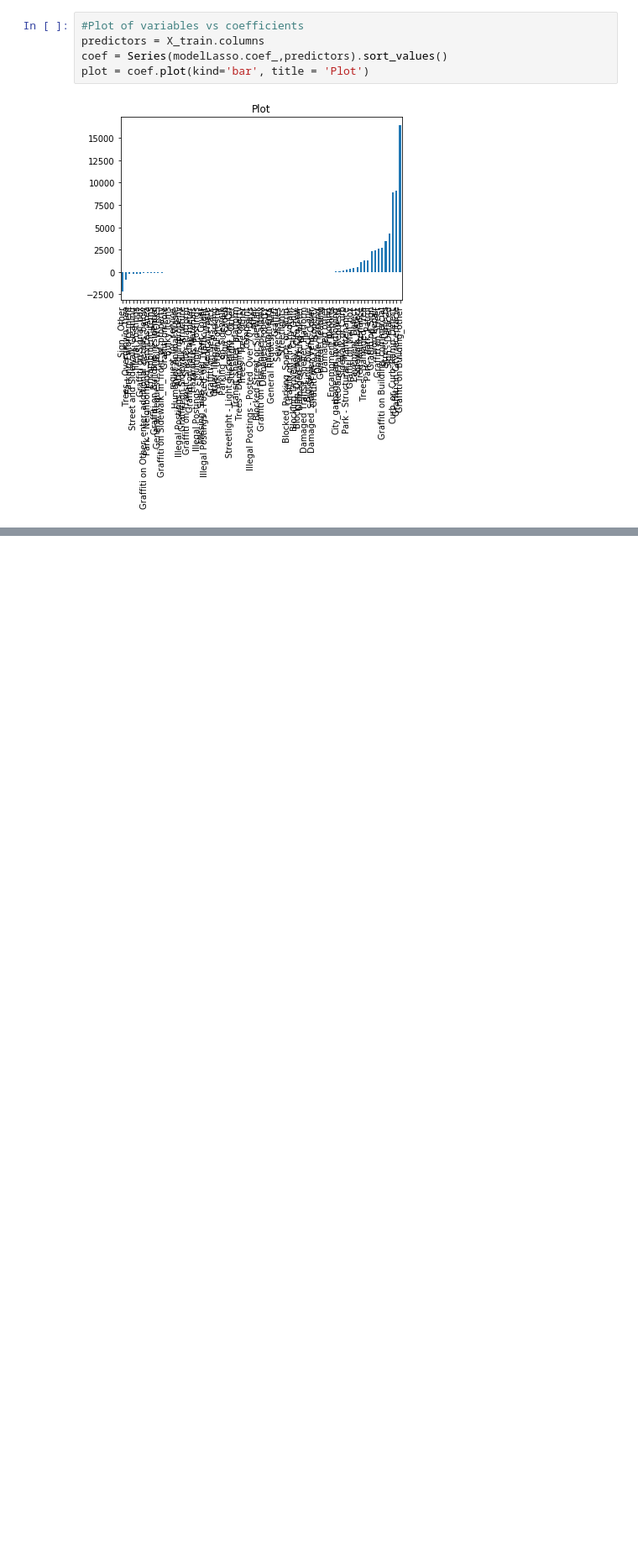
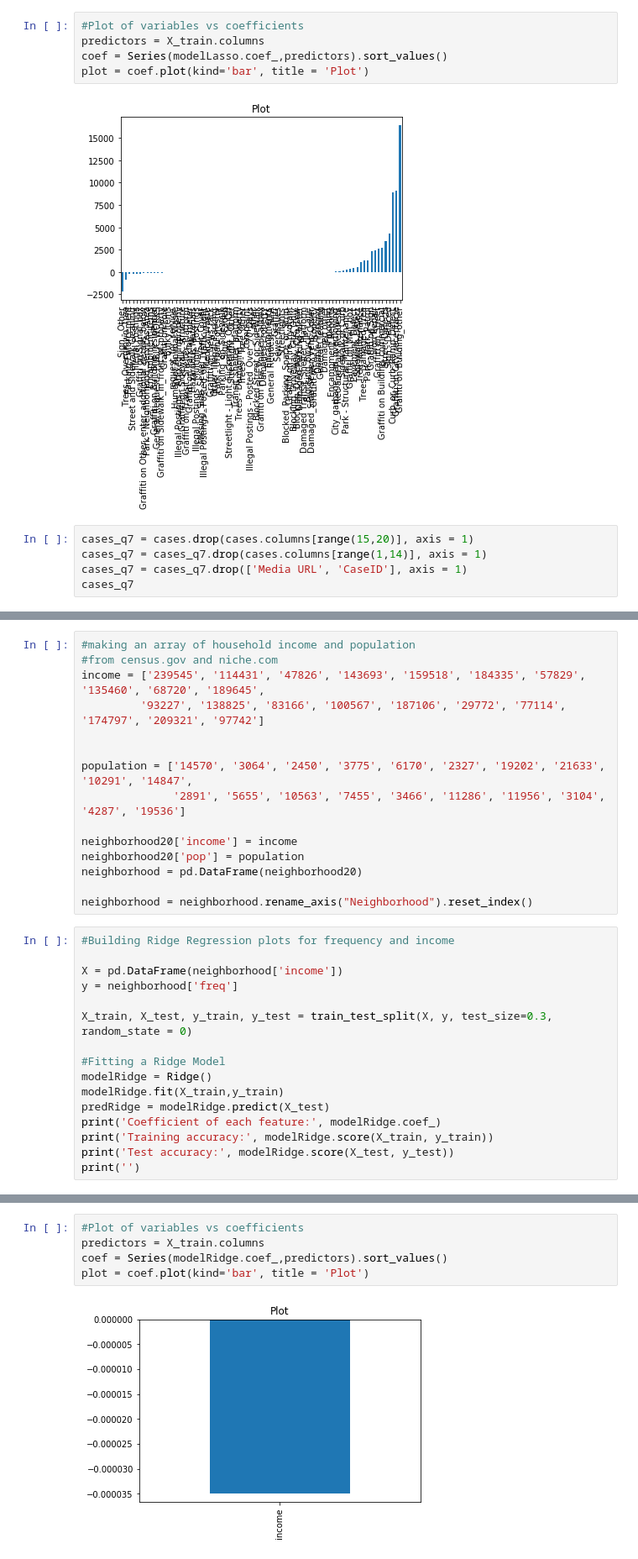
Before and after one commit to shleung101/sta141c_311_cases, a Jupyter notebook: SruthiDraft1 .ipynb, the cells around one changed output, grey strips where cells are left out. Shown at 84% size. Saved outputs shown, nothing was run; the diff lists cells and outputs as text; blank space fills up the shorter version.

```diff
--- a/SruthiDraft1 .ipynb
+++ b/SruthiDraft1 .ipynb
@@ -144,3 +160,8 @@ coef = Series(modelLasso.coef_,predictors).sort_values()
 plot = coef.plot(kind='bar', title = 'Plot')
 # %% [output]
 [figure]
+# %%
+cases_q7 = cases.drop(cases.columns[range(15,20)], axis = 1)
+cases_q7 = cases_q7.drop(cases.columns[range(1,14)], axis = 1)
+cases_q7 = cases_q7.drop(['Media URL', 'CaseID'], axis = 1)
+cases_q7
@@ -146,0 +213,31 @@ plot = coef.plot(kind='bar', title = 'Plot')
+# %%
+#making an array of household income and population
+#from census.gov and niche.com
+income = ['239545', '114431', '47826', '143693', '159518', '184335', '57829', '135460', '68720', '189645',
+         '93227', '138825', '83166', '100567', '187106', '29772', '77114', '174797', '209321', '97742']
+
+
+population = ['14570', '3064', '2450', '3775', '6170', '2327', '19202', '21633', '10291', '14847',
+              '2891', '5655', '10563', '7455', '3466', '11286', '11956', '3104', '4287', '19536']
+
+neighborhood20['income'] = income
+neighborhood20['pop'] = population
+neighborhood = pd.DataFrame(neighborhood20)
+
+neighborhood = neighborhood.rename_axis("Neighborhood").reset_index()
+# %%
+#Building Ridge Regression plots for frequency and income
+
+X = pd.DataFrame(neighborhood['income'])
+y = neighborhood['freq']
+
+X_train, X_test, y_train, y_test = train_test_split(X, y, test_size=0.3, random_state = 0)
+
+#Fitting a Ridge Model
+modelRidge = Ridge()
+modelRidge.fit(X_train,y_train)
+predRidge = modelRidge.predict(X_test)
+print('Coefficient of each feature:', modelRidge.coef_)
+print('Training accuracy:', modelRidge.score(X_train, y_train))
+print('Test accuracy:', modelRidge.score(X_test, y_test))
+print('')
@@ -146,0 +248,7 @@ plot = coef.plot(kind='bar', title = 'Plot')
+# %%
+#Plot of variables vs coefficients
+predictors = X_train.columns
+coef = Series(modelRidge.coef_,predictors).sort_values()
+plot = coef.plot(kind='bar', title = 'Plot')
+# %% [output]
+[figure, added]
```
Also changed, not shown: parts of 12 cells of this notebook.
